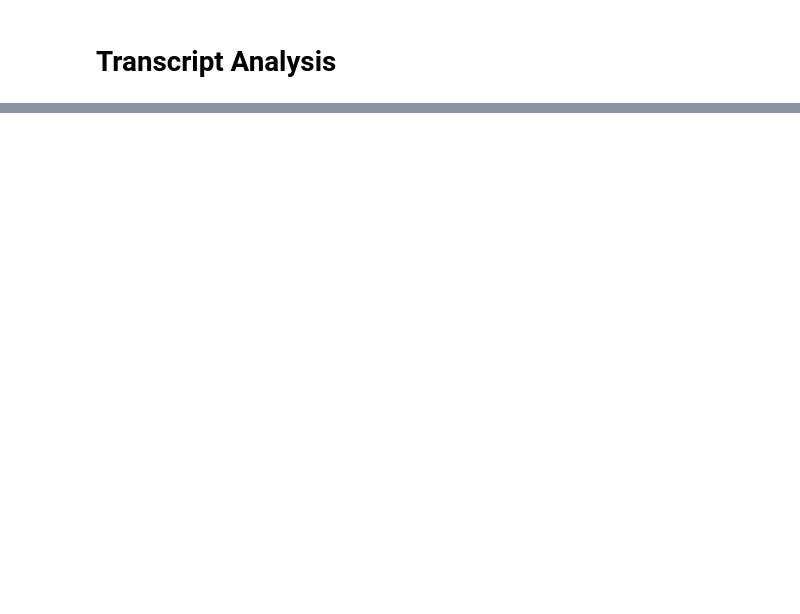
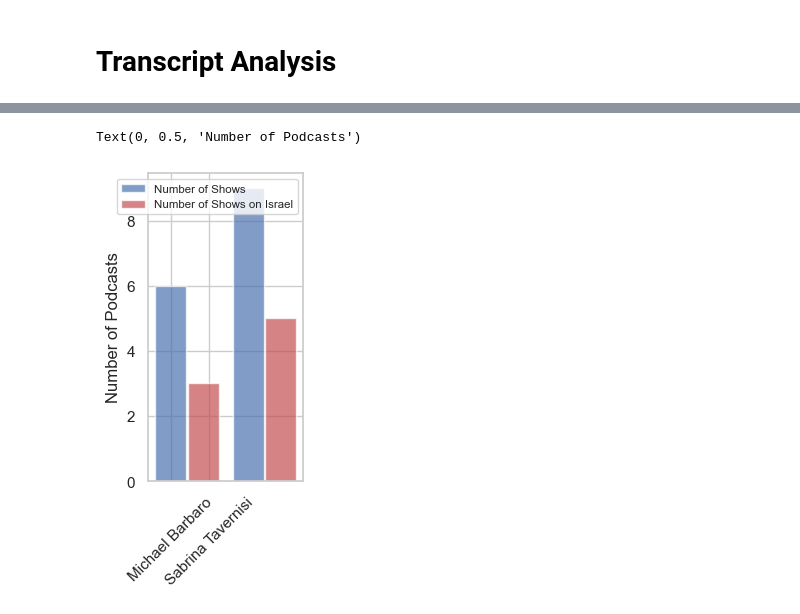
Before and after one commit to rahim-hashim/video_transcripts, a Jupyter notebook: transcript_analysis.ipynb, the cells around one changed output, grey strips where cells are left out. Saved outputs shown, nothing was run; the diff lists cells and outputs as text; code cells hidden in the pictures; blank space fills up the shorter version.

Commit message:
added fuzzy_lookup

```diff
--- a/transcript_analysis.ipynb
+++ b/transcript_analysis.ipynb
@@ -193,0 +195,35 @@ other_df
+# %%
+# make a grouped bar plot for the number of rows with 'Michael Barbaro' vs. 'Sabrina Tavern' with max_fuzzy > 0.9
+# and the number of rows with the topic word with max_fuzzy > 0.9
+# make a plot as to the number of rows with 'Michael Barbaro' vs. 'Sabrina Tavern' with max_fuzzy > 0.9
+sns.set_theme(style="whitegrid")
+plt.figure(figsize=(2, 4))
+hosts = target_word_list[:2]
+topic = target_word_list[2]
+# for each host find the number of rows with max_fuzzy > 0.9 and plot
+for h_idx, host in enumerate(hosts):
+	spacing = 0
+	if h_idx > 0:
+		spacing = 1
+	# find the number of rows with max_fuzzy > 0.9 for the host
+	host_df = transcript_df[transcript_df[f'max_fuzzy_{host}'] > 0.85]
+	# find the number of rows with max_fuzzy > 0.9 for the topic
+	topic_df = host_df[host_df[f'max_fuzzy_{topic}'] > 0.85]
+	num_shows = host_df.shape[0]
+	num_shows_topic = topic_df.shape[0]
+	# plot as double bar graph with host and topic
+	if h_idx == 0:
+		plt.bar(h_idx+spacing, num_shows, color='b', alpha=0.7, label='Number of Shows')
+		plt.bar(h_idx+spacing+0.85, num_shows_topic, color='r', alpha=0.7, label=f'Number of Shows on {topic}')
+	else:
+		plt.bar(h_idx+spacing, num_shows, color='b', alpha=0.7)
+		plt.bar(h_idx+spacing+0.85, num_shows_topic, color='r', alpha=0.7)
+plt.xticks([0, 1], hosts)
+# rotate the x-axis labels
+plt.xticks(rotation=45)
+# smaller font size
+plt.legend(loc='upper right', fontsize='x-small')
+plt.ylabel('Number of Podcasts')
+# %% [output]
+Text(0, 0.5, 'Number of Podcasts')
+[figure, added]
```
Also changed, not shown: parts of 9 cells of this notebook, 2 other files.
